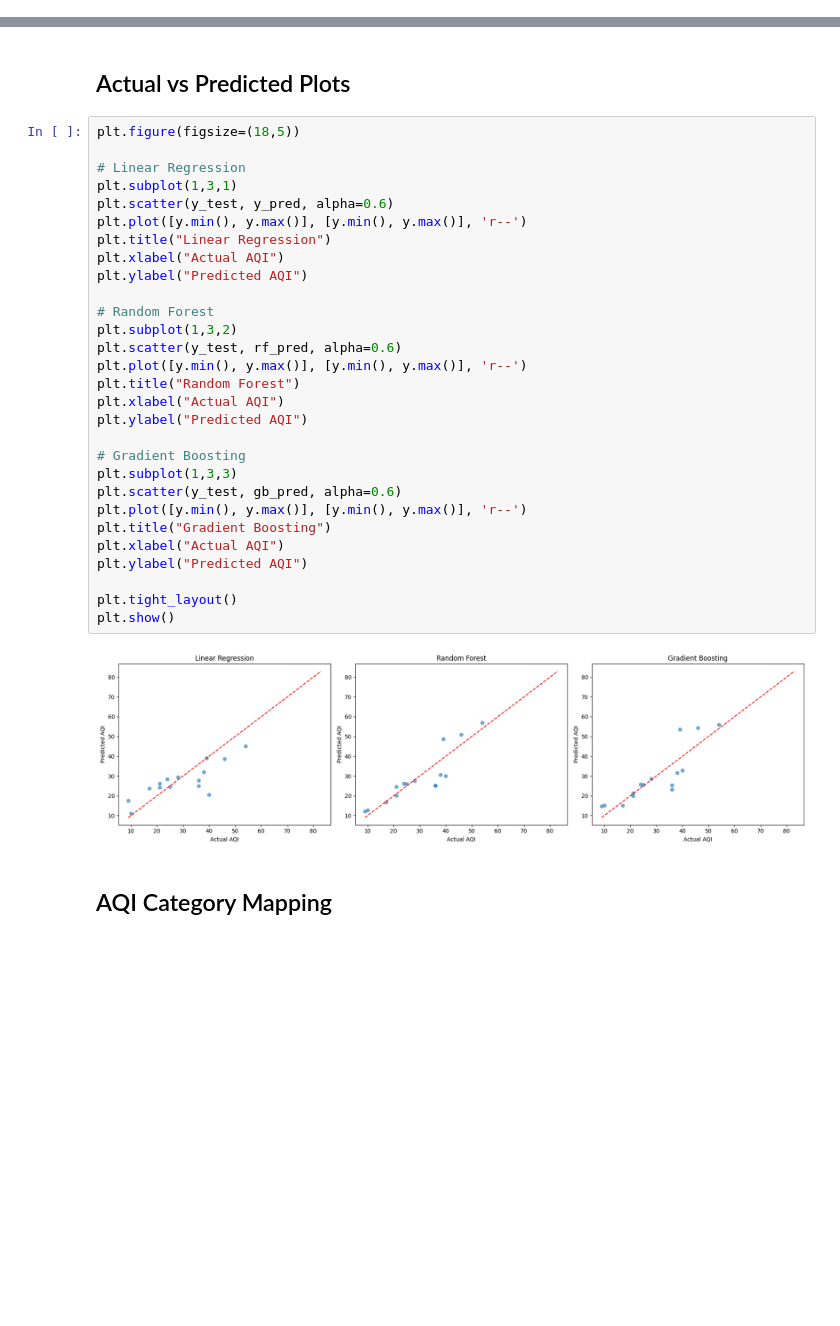
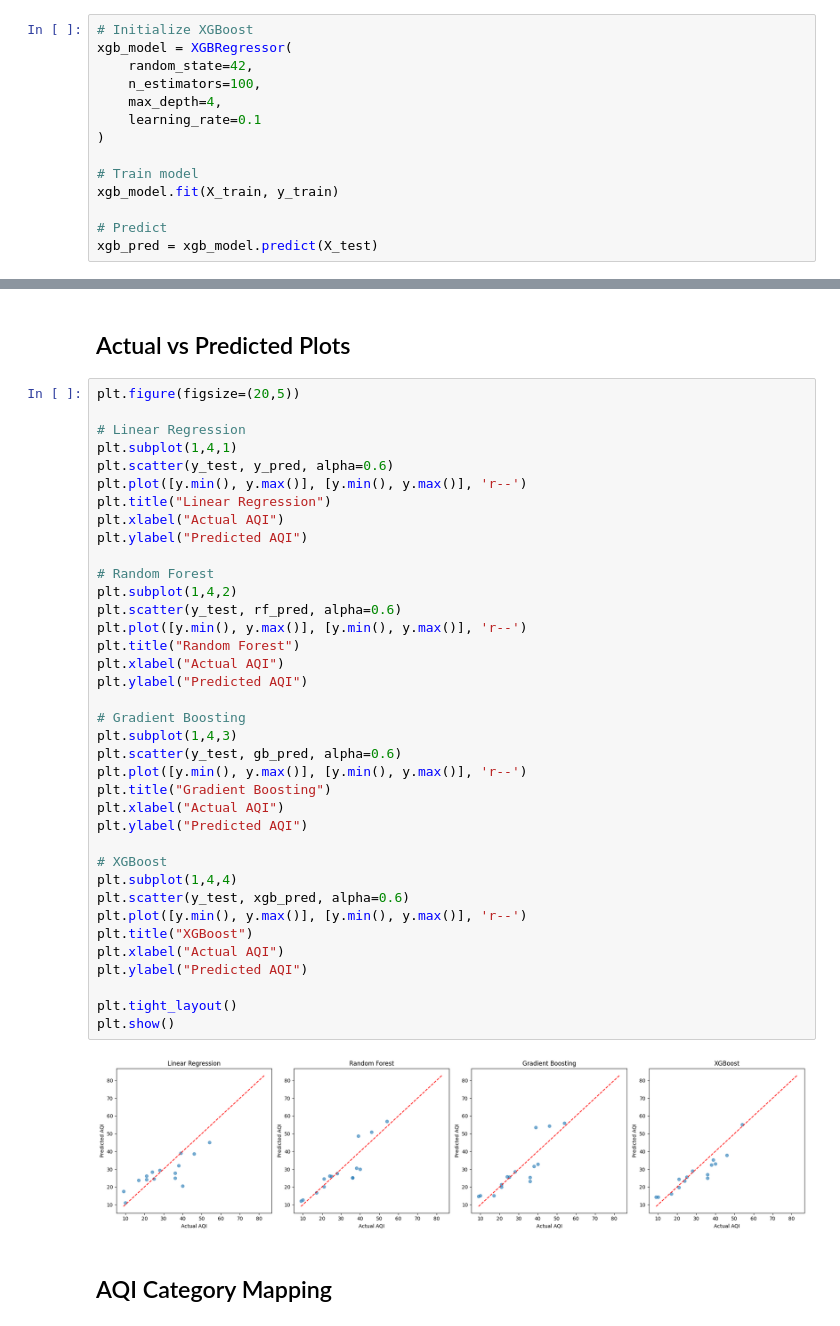
Before and after one commit to ZohaibAfzal295/air-quality-analysis, a Jupyter notebook: notebooks/aqi_prediction_model_comparison.ipynb, the cells around one changed output, grey strips where cells are left out. Cells and saved outputs as stored; diff of their text form; blank space fills up the shorter version.

```diff
--- a/notebooks/first_model.ipynb
+++ b/notebooks/aqi_prediction_model_comparison.ipynb
@@ -340,0 +362,14 @@ plt.show()
+# %%
+# Initialize XGBoost
+xgb_model = XGBRegressor(
+    random_state=42,
+    n_estimators=100,
+    max_depth=4,
+    learning_rate=0.1
+)
+
+# Train model
+xgb_model.fit(X_train, y_train)
+
+# Predict
+xgb_pred = xgb_model.predict(X_test)
@@ -377,36 +445,44 @@ plt.show()
 # %% [markdown]
 ## Actual vs Predicted Plots
 # %%
-plt.figure(figsize=(18,5))
+plt.figure(figsize=(20,5))
 
 # Linear Regression
-plt.subplot(1,3,1)
+plt.subplot(1,4,1)
 plt.scatter(y_test, y_pred, alpha=0.6)
 plt.plot([y.min(), y.max()], [y.min(), y.max()], 'r--')
 plt.title("Linear Regression")
 plt.xlabel("Actual AQI")
 plt.ylabel("Predicted AQI")
 
 # Random Forest
-plt.subplot(1,3,2)
+plt.subplot(1,4,2)
 plt.scatter(y_test, rf_pred, alpha=0.6)
 plt.plot([y.min(), y.max()], [y.min(), y.max()], 'r--')
 plt.title("Random Forest")
 plt.xlabel("Actual AQI")
 plt.ylabel("Predicted AQI")
 
 # Gradient Boosting
-plt.subplot(1,3,3)
+plt.subplot(1,4,3)
 plt.scatter(y_test, gb_pred, alpha=0.6)
 plt.plot([y.min(), y.max()], [y.min(), y.max()], 'r--')
 plt.title("Gradient Boosting")
 plt.xlabel("Actual AQI")
 plt.ylabel("Predicted AQI")
 
+# XGBoost
+plt.subplot(1,4,4)
+plt.scatter(y_test, xgb_pred, alpha=0.6)
+plt.plot([y.min(), y.max()], [y.min(), y.max()], 'r--')
+plt.title("XGBoost")
+plt.xlabel("Actual AQI")
+plt.ylabel("Predicted AQI")
+
 plt.tight_layout()
 plt.show()
 # %% [output]
-[figure, old version]
+[figure, new version]
 # %% [markdown]
 ## AQI Category Mapping
 # %%
```
Also changed, not shown: parts of 47 cells of this notebook.
